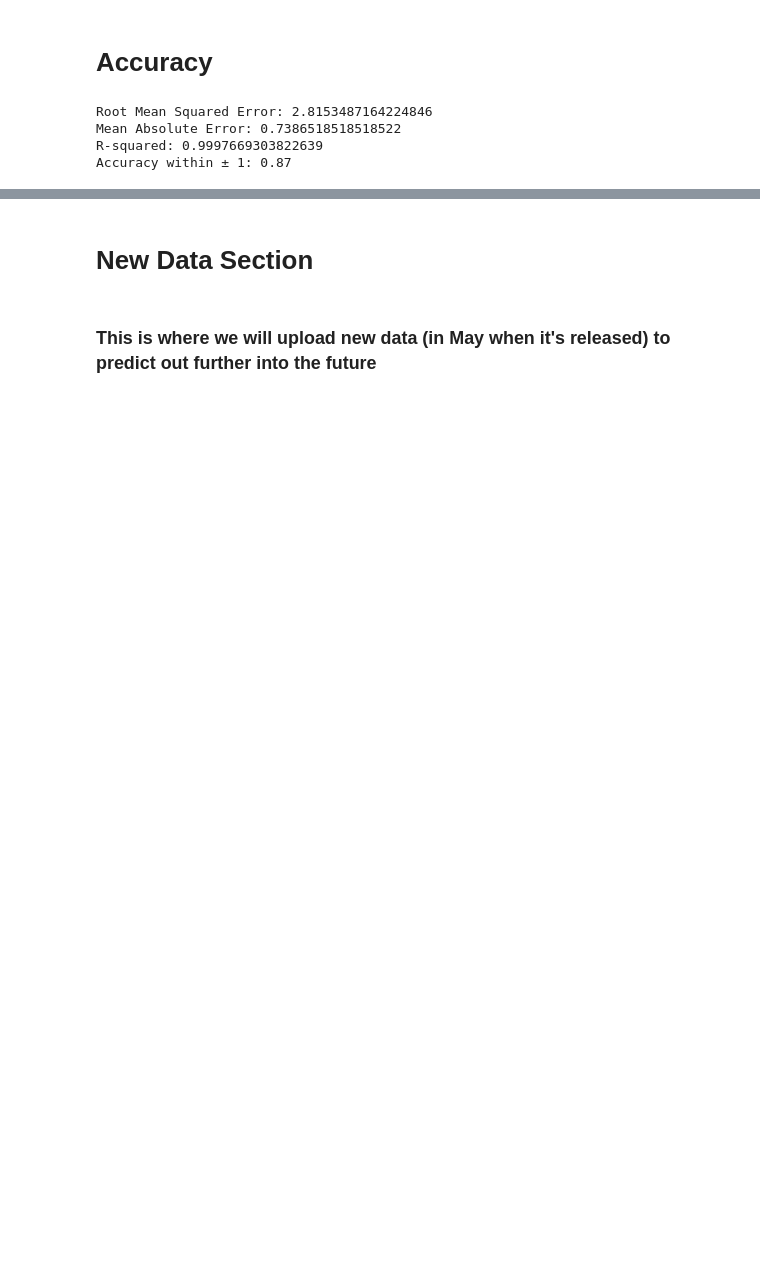
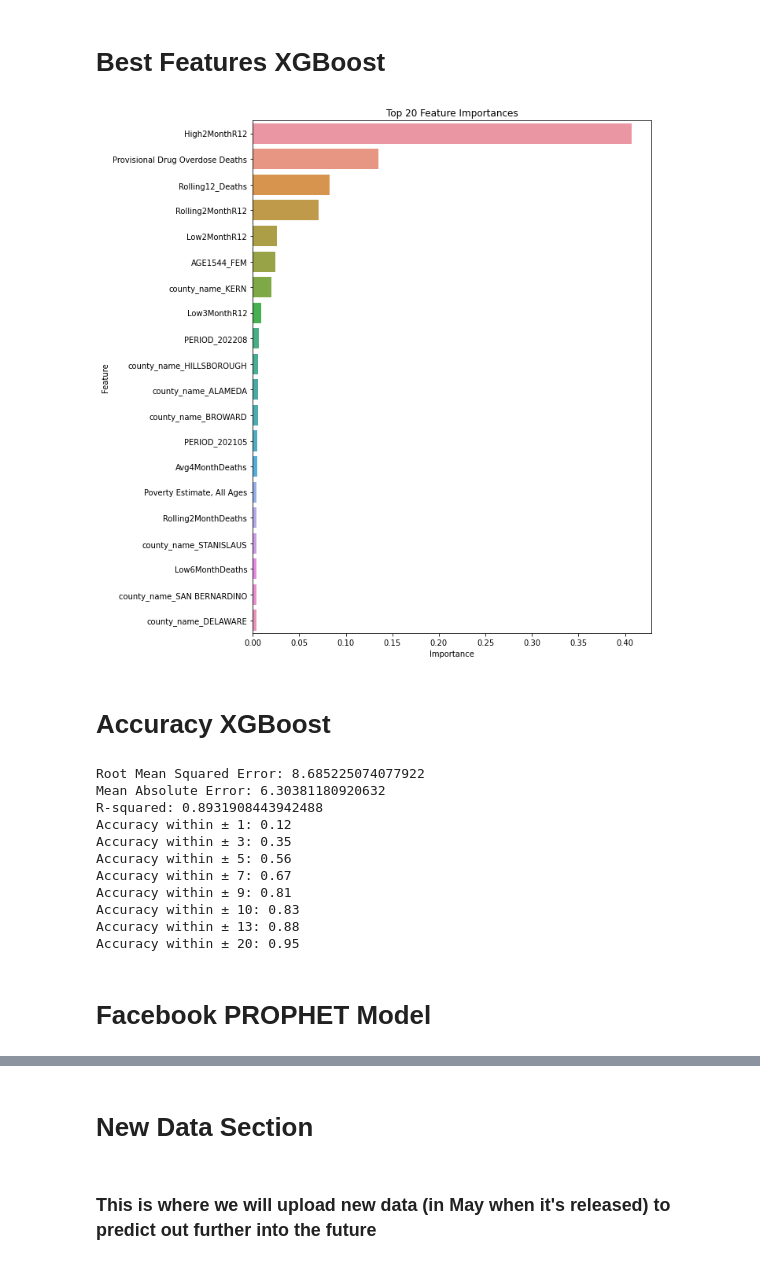
Before and after one commit to lmh34/ucb_mids_capstone_spr24, a Jupyter notebook: Capstone_Random_Forest.ipynb, the cells around one changed output, grey strips where cells are left out. Drawn from its saved outputs; the diff is of its cells as text; code cells hidden in the pictures; blank space fills up the shorter version.

```diff
--- a/Capstone_Random_Forest.ipynb
+++ b/Capstone_Random_Forest.ipynb
@@ -54,26 +219,57 @@ Mean Squared Error: 7.926188395061731
+# %% [markdown]
+# Best Features XGBoost
+# %%
+import seaborn as sns
+# Retrieve and match feature importances with column names
+feature_importances = xgbmodel.feature_importances_
+features = pd.DataFrame({'Feature': X_train.columns, 'Importance': feature_importances})
+features = features.sort_values(by='Importance', ascending=False).reset_index(drop=True)
+
+# Focus on top 10 features
+top_10_features = features.head(20)
+
+# Visualize the top 10 feature importances
+plt.figure(figsize=(10, 10))
+sns.barplot(x='Importance', y='Feature', data=top_10_features)
+plt.title('Top 20 Feature Importances')
+plt.tight_layout()
+plt.show()
+# %% [output]
+[figure, added]
 # %% [markdown]
-# Accuracy
+# Accuracy XGBoost
 # %%
 # Calculate Root Mean Squared Error
-rmse = np.sqrt(mean_squared_error(y_test, predictions))
+rmse = np.sqrt(mean_squared_error(y_test, xgbpredictions))
 print(f'Root Mean Squared Error: {rmse}')
 
 # Calculate Mean Absolute Error
-mae = mean_absolute_error(y_test, predictions)
+mae = mean_absolute_error(y_test, xgbpredictions)
 print(f'Mean Absolute Error: {mae}')
 
 # Calculate R-squared
-r2 = r2_score(y_test, predictions)
+r2 = r2_score(y_test, xgbpredictions)
 print(f'R-squared: {r2}')
 
-# Calculate the number of predictions within ±1 of the actual values
-within_range = np.abs(predictions - y_test) <= 1
+# Define the range values to check accuracy within
+ranges = [1, 3, 5, 7, 9, 10, 13, 20]
 
-# Calculate the accuracy as the proportion of predictions within the range
-accuracy_within_range = np.mean(within_range)
-print(f'Accuracy within ± 1: {accuracy_within_range:.2f}')
+# Loop through each range and calculate accuracy
+for r in ranges:
+    within_range = np.abs(xgbpredictions - y_test) <= r
+    accuracy_within_range = np.mean(within_range)
+    print(f'Accuracy within ± {r}: {accuracy_within_range:.2f}')
 # %% [output]
-Root Mean Squared Error: 2.8153487164224846
-Mean Absolute Error: 0.7386518518518522
-R-squared: 0.9997669303822639
-Accuracy within ± 1: 0.87
+Root Mean Squared Error: 8.685225074077922
+Mean Absolute Error: 6.30381180920632
+R-squared: 0.8931908443942488
+Accuracy within ± 1: 0.12
+Accuracy within ± 3: 0.35
+Accuracy within ± 5: 0.56
+Accuracy within ± 7: 0.67
+Accuracy within ± 9: 0.81
+Accuracy within ± 10: 0.83
+Accuracy within ± 13: 0.88
+Accuracy within ± 20: 0.95
+# %% [markdown]
+# Facebook PROPHET Model
```
Also changed, not shown: parts of 20 cells of this notebook.
